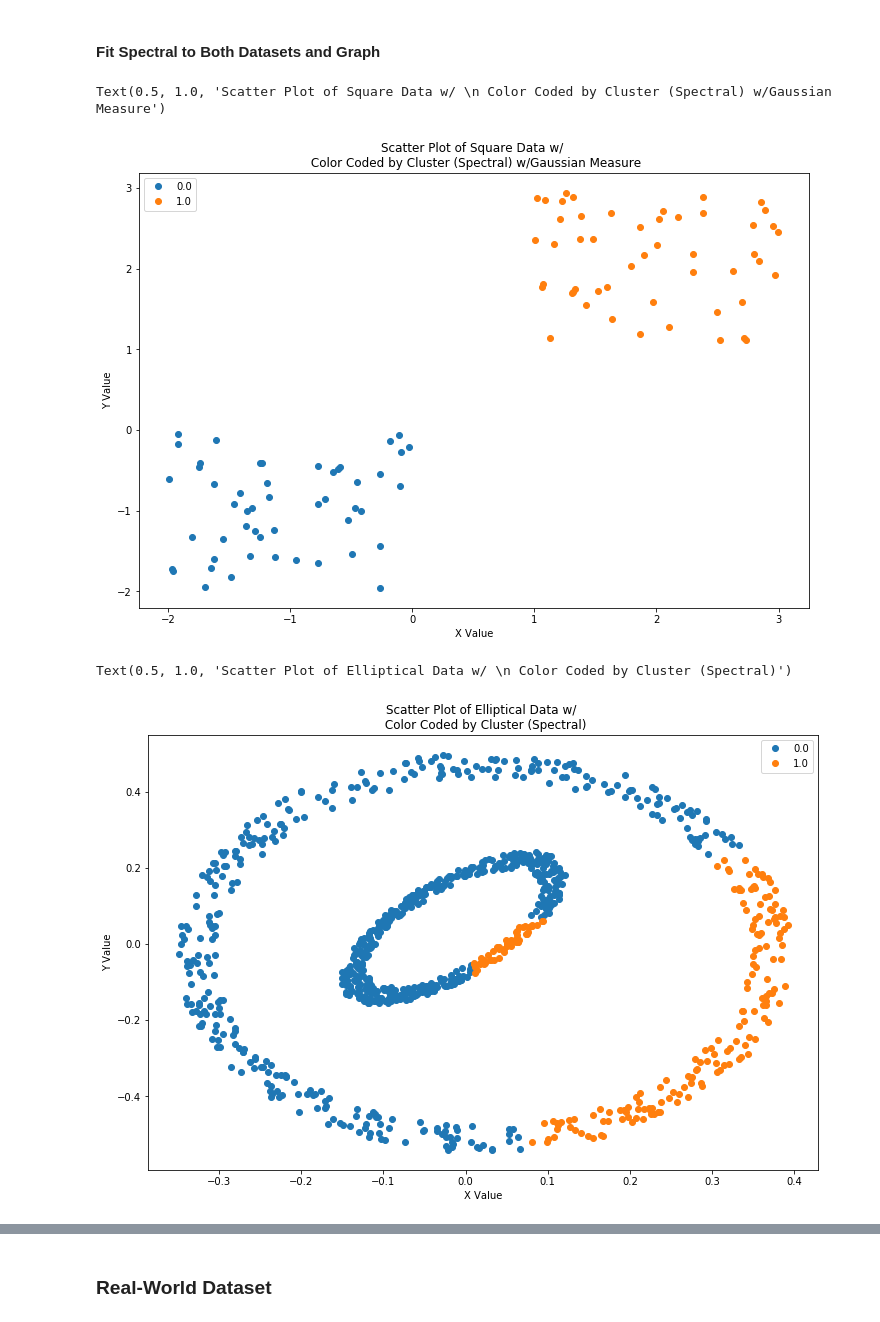
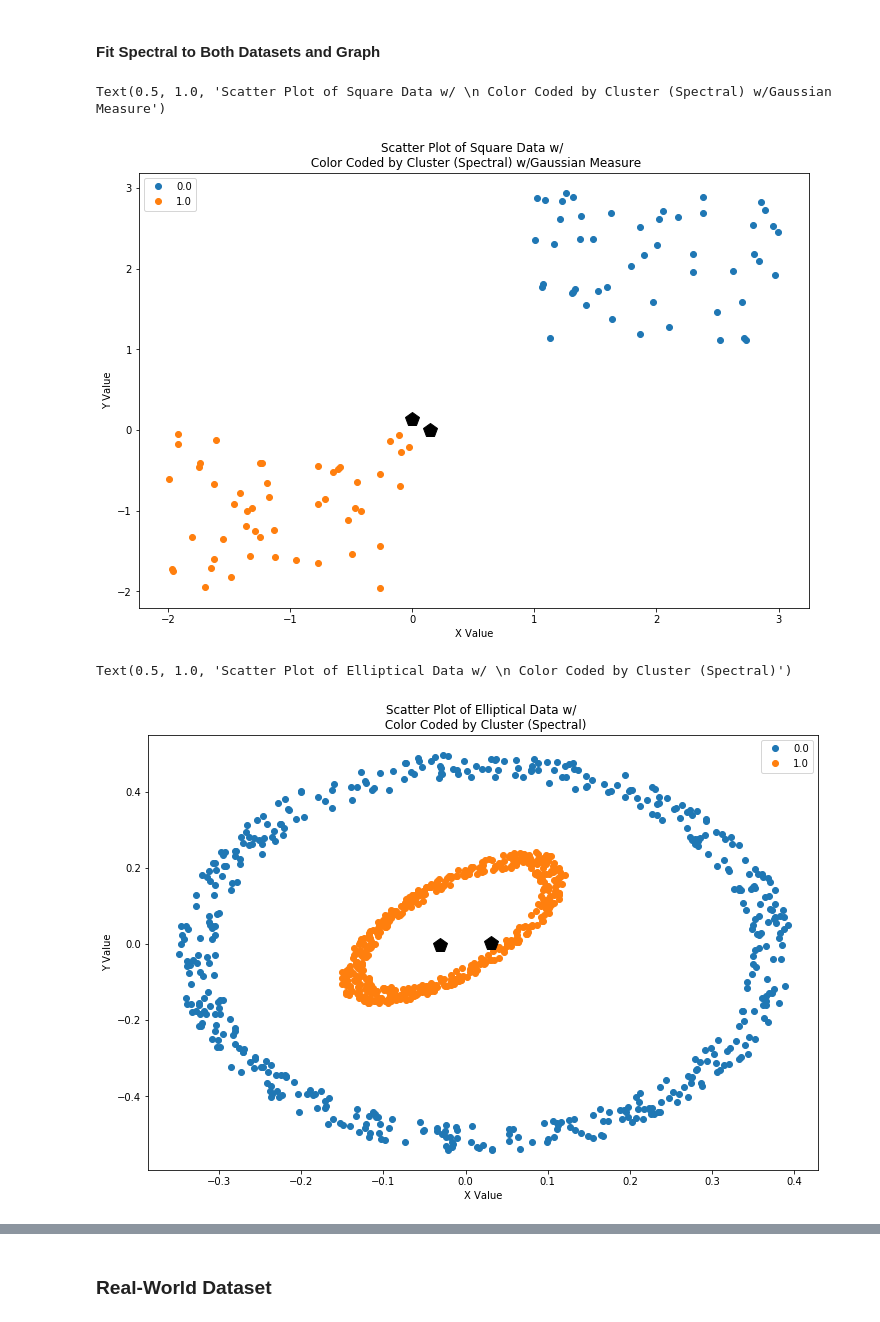
Before and after one commit to byekelchik/clustering_from_scratch, a Jupyter notebook: code.ipynb, the cells around one changed output, grey strips where cells are left out. Saved outputs shown, nothing was run; the diff lists cells and outputs as text; code cells hidden in the pictures.

```diff
--- a/code.ipynb
+++ b/code.ipynb
@@ -117,6 +147,8 @@ fig, ax = plt.subplots()
 fig.set_size_inches(12,8)
 for name, group in clustered_data:
     ax.plot(group.x, group.y, marker='o', linestyle='', label=name)
+for center in range(len(result_elliptical_centroids_kmeans)):
+    ax.plot(result_elliptical_centroids_kmeans[center][:2][0],result_elliptical_centroids_kmeans[center][:2][1],marker = 'p',color = 'black',markersize = 15)
 ax.legend(numpoints=1, loc='upper left')
 ax.set_xlabel('X Value')
 ax.set_ylabel('Y Value')
@@ -148,11 +180,11 @@ def similarity_calc(data,type,sigma,epsilon):
             if type == 'cosine':
                 sim_matrix[i,j] = np.dot(data[i],data[j])/(np.linalg.norm(data[i])*(np.linalg.norm(data[j])))
             elif type == 'gaussian':
-                sim_matrix[i,j] = np.exp(-distance(data[i],data[j])**2/(2*sigma**2))
+                sim_matrix[i,j] = np.exp((-distance(data[i],data[j])**2)/(2*sigma**2))
             else:
                 print("please choose 'gaussian' or 'cosine'")
                 break
-    return np.where(sim_matrix < epsilon,0,sim_matrix)
+    return np.where(sim_matrix > epsilon,sim_matrix,0)
 
 def degree_matrix(sim_matrix):
     """"
@@ -165,12 +197,17 @@ def degree_matrix(sim_matrix):
         d_matrix[i,i] = sum(sim_matrix[i])
     return d_matrix
 # %%
-def spectral_clustering(data,k,tol,normalization,similarity,init_random,sigma,epsilon):
+def spectral_clustering(data,k,tol,normalization,similarity,init_random,sigma,epsilon, truth_values=False, match_truth_values=[]):
     """
     Spectral clustering algorithm
     Input is numpy array, tolerence,type of normalization and similarity, and k # of cluster
     ---------
     Cluster initiation is random
+
+    Optional Arguments:
+
+    match_truth Values: Boolean
+    truth_values: values to match
     ---------
     Returns list of assigned cluster for each element
     """
@@ -196,34 +233,38 @@ def spectral_clustering(data,k,tol,normalization,similarity,init_random,sigma,ep
 # %% [markdown]
 #### Fit Spectral to Both Datasets and Graph
 # %%
-result_square_spectral = spectral_clustering(np_square,sigma = 2,tol=.001,k=2,normalization = False,similarity= 'gaussian',init_random = True,epsilon=.3)
+result_square_spectral, result_square_spectral_centroids = spectral_clustering(np_square,sigma = 2,tol=.001,k=2,normalization = False,similarity= 'gaussian',init_random = True,epsilon=.9)
 square['spectral_cluster'] = result_square_spectral
 clustered_data = square.groupby("spectral_cluster")
 fig, ax = plt.subplots()
 fig.set_size_inches(12,8)
 for name, group in clustered_data:
     ax.plot(group.x, group.y, marker='o', linestyle='', label=name)
+for center in range(len(result_square_spectral_centroids)):
+    ax.plot(result_square_spectral_centroids[center][:2][0],result_square_spectral_centroids[center][:2][1],marker = 'p',color = 'black',markersize = 15)
 ax.legend(numpoints=1, loc='upper left')
 ax.set_xlabel('X Value')
 ax.set_ylabel('Y Value')
 ax.set_title('Scatter Plot of Square Data w/ \n Color Coded by Cluster (Spectral) w/Gaussian Measure')
 # %% [output]
 Text(0.5, 1.0, 'Scatter Plot of Square Data w/ \n Color Coded by Cluster (Spectral) w/Gaussian Measure')
-[figure, old version]
+[figure, new version]
 # %%
-result_elliptical_spectral = spectral_clustering(np_elliptical,sigma = 2,tol=.001,k=2,
-                            normalization = False,similarity= 'cosine',init_random = False,epsilon=.6)
+result_elliptical_spectral, result_elliptical_spectral_centroid = spectral_clustering(scaled_np_elliptical,sigma =1 ,tol=.001,k=2,
+                            normalization = False,similarity= 'gaussian',init_random = True,epsilon=.76)
 
 elliptical['spectral_cluster'] = result_elliptical_spectral
 clustered_data = elliptical.groupby("spectral_cluster")
 fig, ax = plt.subplots()
 fig.set_size_inches(12,8)
 for name, group in clustered_data:
     ax.plot(group.x, group.y, marker='o', linestyle='', label=name)
+for center in range(len(result_elliptical_spectral_centroid)):
+    ax.plot(result_elliptical_spectral_centroid[center][:2][0],result_elliptical_spectral_centroid[center][:2][1],marker = 'p',color = 'black',markersize = 15)
 ax.legend(numpoints=1, loc='upper right')
 ax.set_xlabel('X Value')
 ax.set_ylabel('Y Value')
 ax.set_title('Scatter Plot of Elliptical Data w/ \n Color Coded by Cluster (Spectral)')
 # %% [output]
 Text(0.5, 1.0, 'Scatter Plot of Elliptical Data w/ \n Color Coded by Cluster (Spectral)')
-[figure, old version]
+[figure, new version]
```
Also changed, not shown: parts of 16 cells of this notebook.
